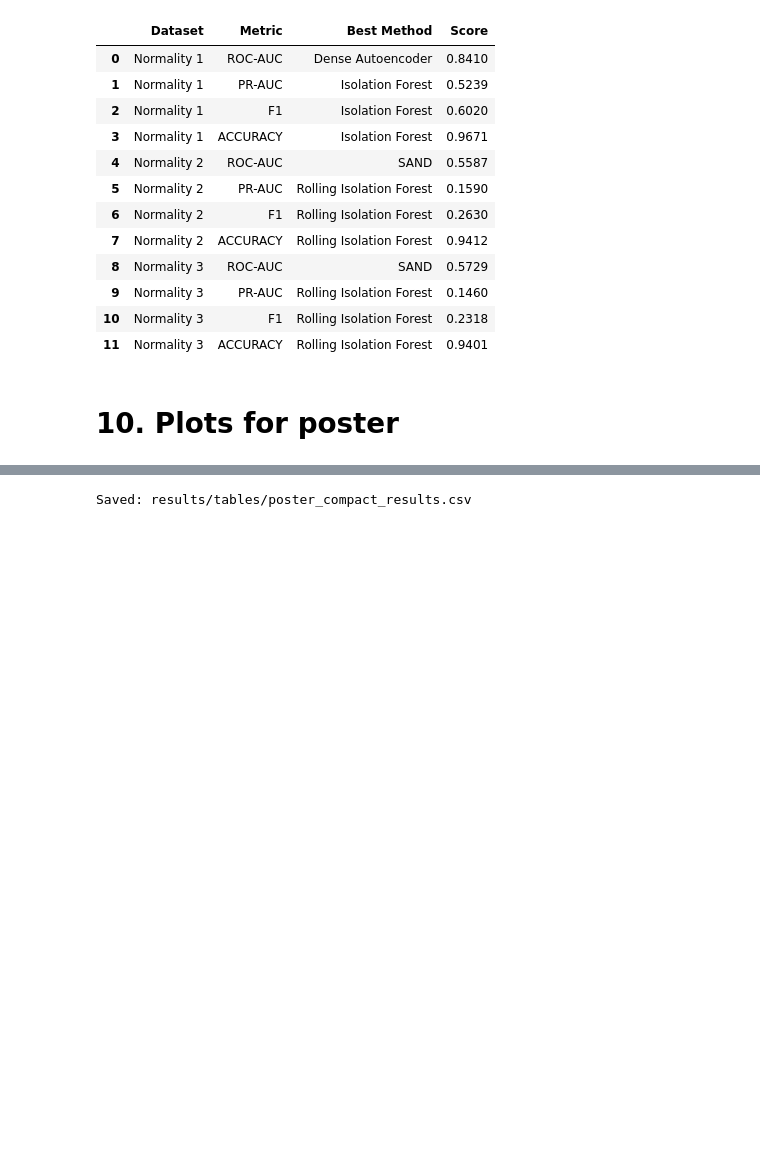
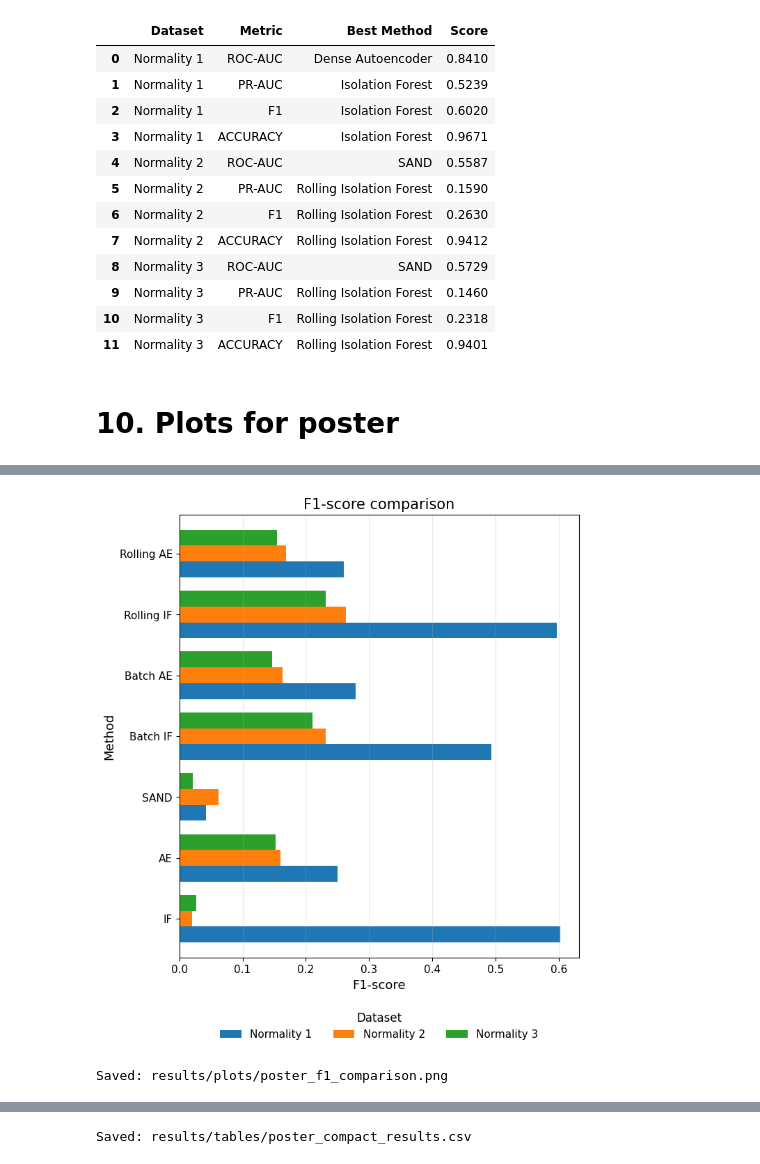
Before and after one commit to OrestisGeo/streamify-ts-anomaly-detection, a Jupyter notebook: notebooks/project2_main.ipynb, the cells around one changed output, grey strips where cells are left out. Drawn from its saved outputs; the diff is of its cells as text; code cells hidden in the pictures; blank space fills up the shorter version.

```diff
--- a/notebooks/project2_main.ipynb
+++ b/notebooks/project2_main.ipynb
@@ -2201,0 +2179,14 @@ Saved: results/plots/poster_runtime_comparison.png
+# %%
+# Poster Plot 2: F1 comparison
+
+save_poster_metric_plot(
+    df=poster_main_results,
+    metric="F1",
+    title="F1-score comparison",
+    xlabel="F1-score",
+    output_name="poster_f1_comparison.png",
+    xlim=(0, None),
+)
+# %% [output]
+[figure, added]
+Saved: results/plots/poster_f1_comparison.png
```
Also changed, not shown: parts of 10 cells of this notebook.
